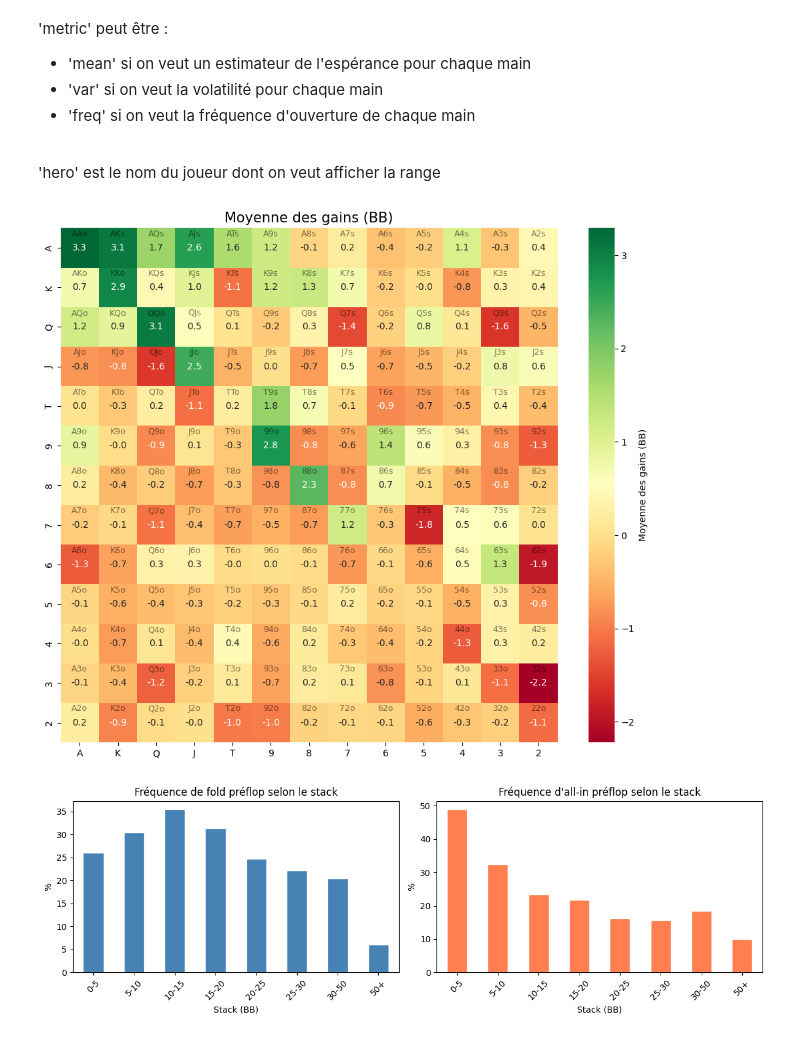
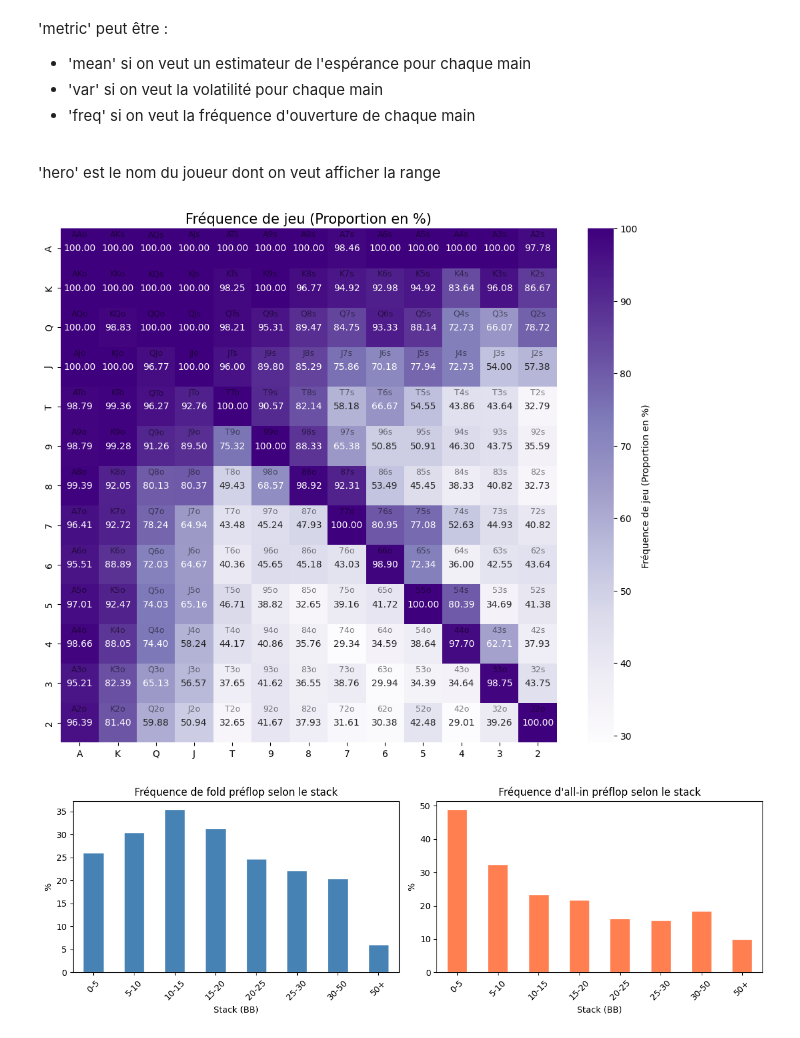
Before and after one commit to MathisKacer/projet_poker, a Jupyter notebook: execution.ipynb, the cells around one changed output. Cells and saved outputs as stored; diff of their text form; code cells hidden in the pictures.

```diff
--- a/execution.ipynb
+++ b/execution.ipynb
@@ -54,9 +64,9 @@ Affichage des ranges
 \
 'hero' est le nom du joueur dont on veut afficher la range
 # %%
-affichage_range(tableau_mains, metric='mean', hero='MathisKcr')
+affichage_range(tableau_mains, metric='freq', hero='MathisKcr')
 # %% [output]
-[figure, old version]
+[figure, new version]
 # %%
 analyse_stack_bb(tableau_mains)
 # %% [output]
```
Also changed, not shown: parts of 15 cells of this notebook.
